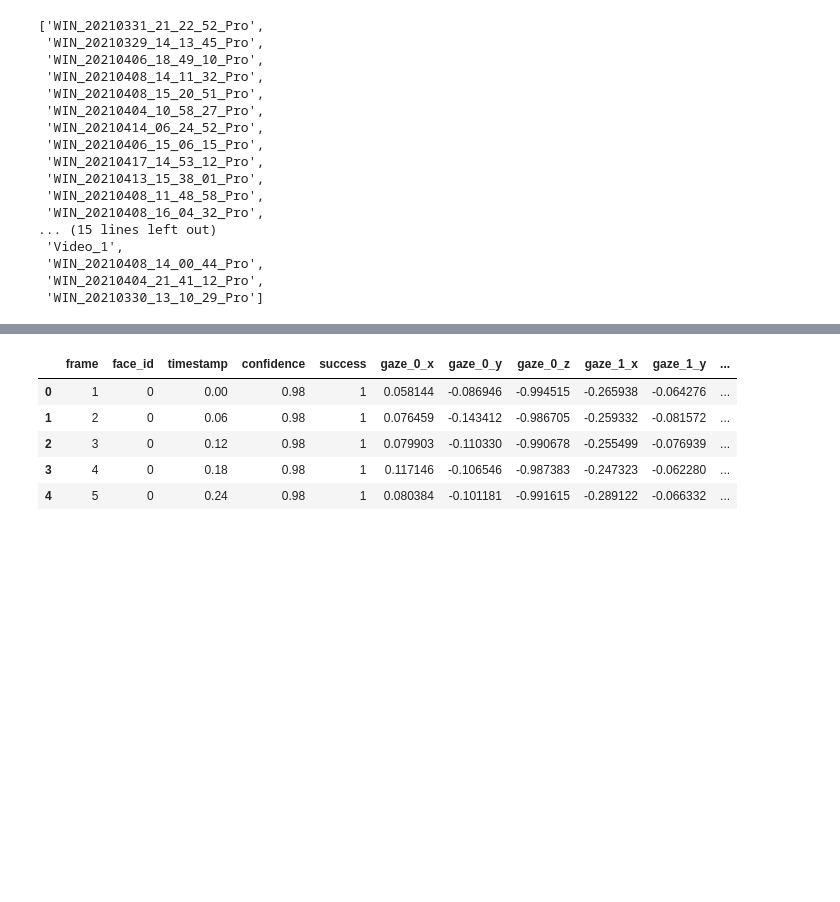
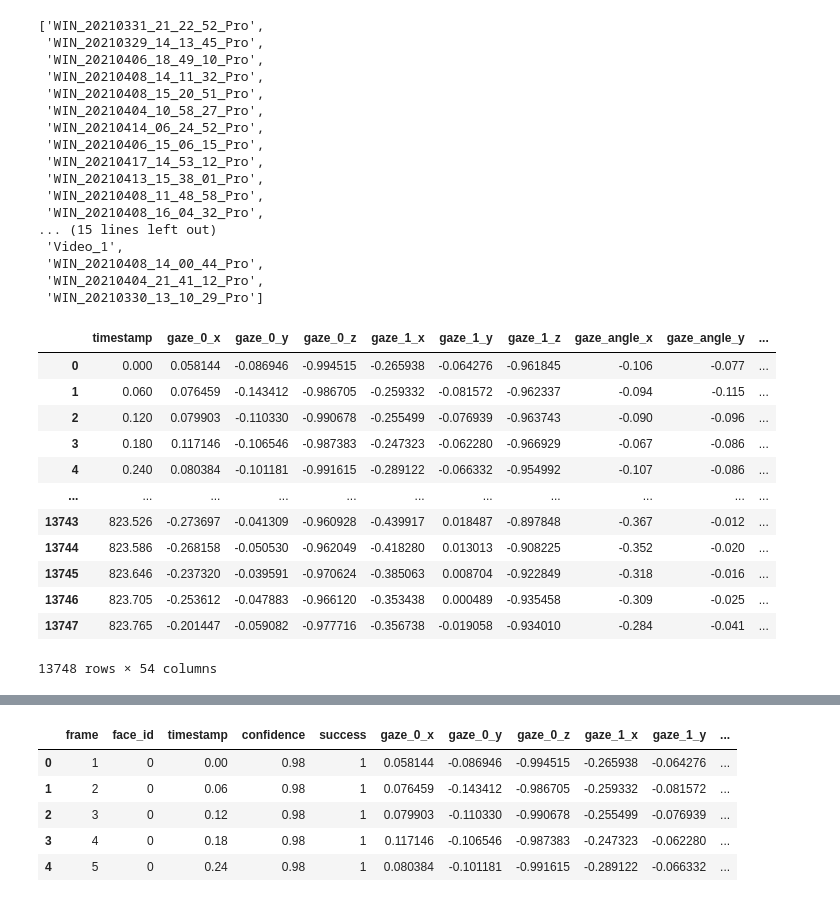
Before and after one commit to Projet-Fil-Rouge-AFPA/filrouge, a Jupyter notebook: Notebook_Valentina.ipynb, the cells around one changed output, grey strips where cells are left out. Saved outputs shown, nothing was run; the diff lists cells and outputs as text; code cells hidden in the pictures; blank space fills up the shorter version.

```diff
--- a/Notebook_Valentina.ipynb
+++ b/Notebook_Valentina.ipynb
@@ -72,0 +84,16 @@ for i in video_names:
+# %%
+list_df[0].drop(columns=['frame', 'face_id', 'confidence', 'success'])
+# %% [output]
+|  | timestamp | gaze_0_x | gaze_0_y | gaze_0_z | gaze_1_x | gaze_1_y | gaze_1_z | gaze_angle_x | gaze_angle_y | ... |
+| 0 | 0.000 | 0.058144 | -0.086946 | -0.994515 | -0.265938 | -0.064276 | -0.961845 | -0.106 | -0.077 | ... |
+| 1 | 0.060 | 0.076459 | -0.143412 | -0.986705 | -0.259332 | -0.081572 | -0.962337 | -0.094 | -0.115 | ... |
+| 2 | 0.120 | 0.079903 | -0.110330 | -0.990678 | -0.255499 | -0.076939 | -0.963743 | -0.090 | -0.096 | ... |
+| 3 | 0.180 | 0.117146 | -0.106546 | -0.987383 | -0.247323 | -0.062280 | -0.966929 | -0.067 | -0.086 | ... |
+| 4 | 0.240 | 0.080384 | -0.101181 | -0.991615 | -0.289122 | -0.066332 | -0.954992 | -0.107 | -0.086 | ... |
+| ... | ... | ... | ... | ... | ... | ... | ... | ... | ... | ... |
+| 13743 | 823.526 | -0.273697 | -0.041309 | -0.960928 | -0.439917 | 0.018487 | -0.897848 | -0.367 | -0.012 | ... |
+| 13744 | 823.586 | -0.268158 | -0.050530 | -0.962049 | -0.418280 | 0.013013 | -0.908225 | -0.352 | -0.020 | ... |
+| 13745 | 823.646 | -0.237320 | -0.039591 | -0.970624 | -0.385063 | 0.008704 | -0.922849 | -0.318 | -0.016 | ... |
+| 13746 | 823.705 | -0.253612 | -0.047883 | -0.966120 | -0.353438 | 0.000489 | -0.935458 | -0.309 | -0.025 | ... |
+| 13747 | 823.765 | -0.201447 | -0.059082 | -0.977716 | -0.356738 | -0.019058 | -0.934010 | -0.284 | -0.041 | ... |
+13748 rows × 54 columns
```
Also changed, not shown: parts of 18 cells of this notebook, 1 other file.
